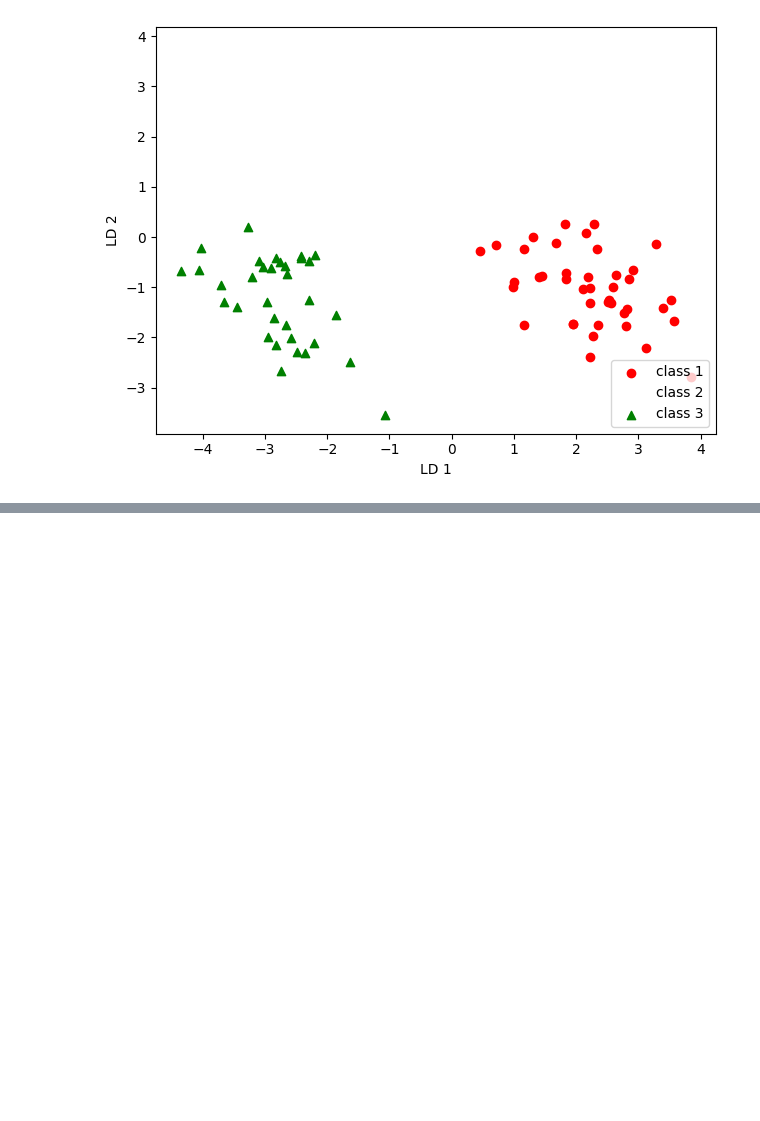
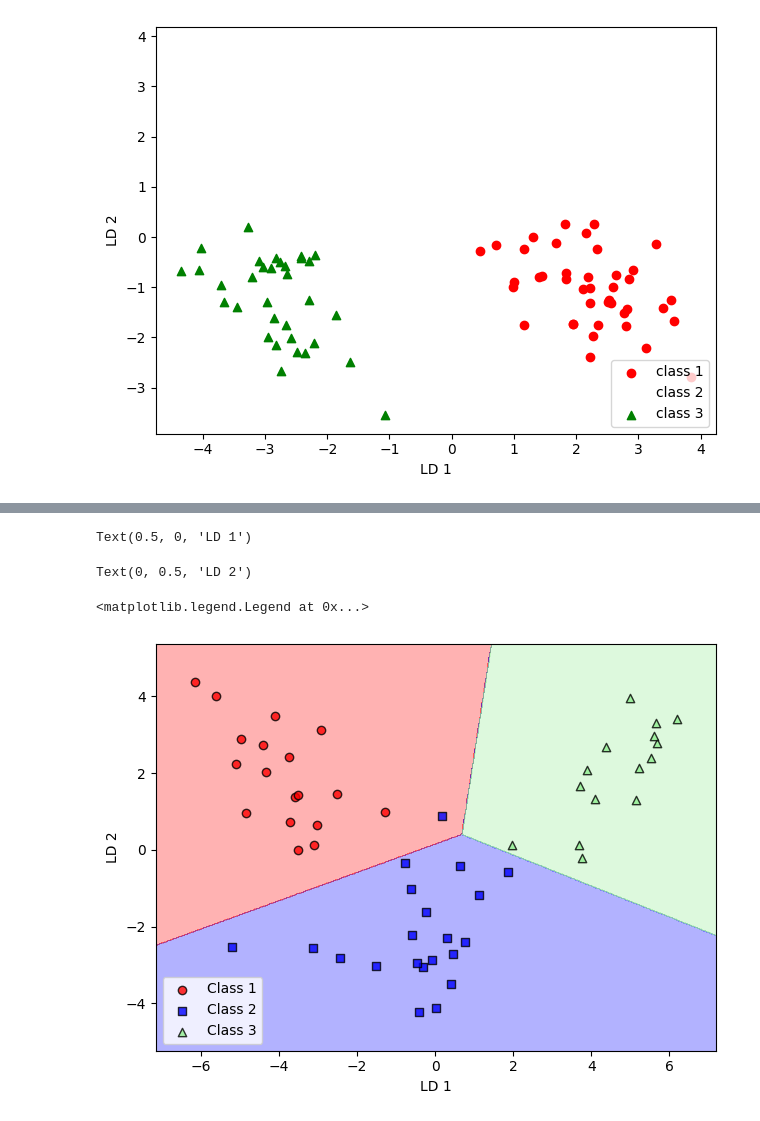
Before and after one commit to MonuSingh16/code-practice-courses-books, a Jupyter notebook: machine-learning-python/ch05-dimensionality-reduction.ipynb, the cells around one changed output, grey strips where cells are left out. Cells and saved outputs as stored; diff of their text form; code cells hidden in the pictures; blank space fills up the shorter version.

```diff
--- a/machine-learning-python/ch05-dimensionality-reduction.ipynb
+++ b/machine-learning-python/ch05-dimensionality-reduction.ipynb
@@ -369,0 +390,13 @@ Text(0, 0.5, 'LD 2')
+# %%
+X_test_lda = lda.transform(X_test_std)
+plot_decision_regions(X_test_lda, y_test, classifier=lr)
+plt.xlabel('LD 1')
+plt.ylabel('LD 2')
+plt.legend(loc='lower left')
+plt.tight_layout()
+plt.show()
+# %% [output]
+Text(0.5, 0, 'LD 1')
+Text(0, 0.5, 'LD 2')
+<matplotlib.legend.Legend at 0x...>
+[figure, added]
```
Also changed, not shown: parts of 5 cells of this notebook.
